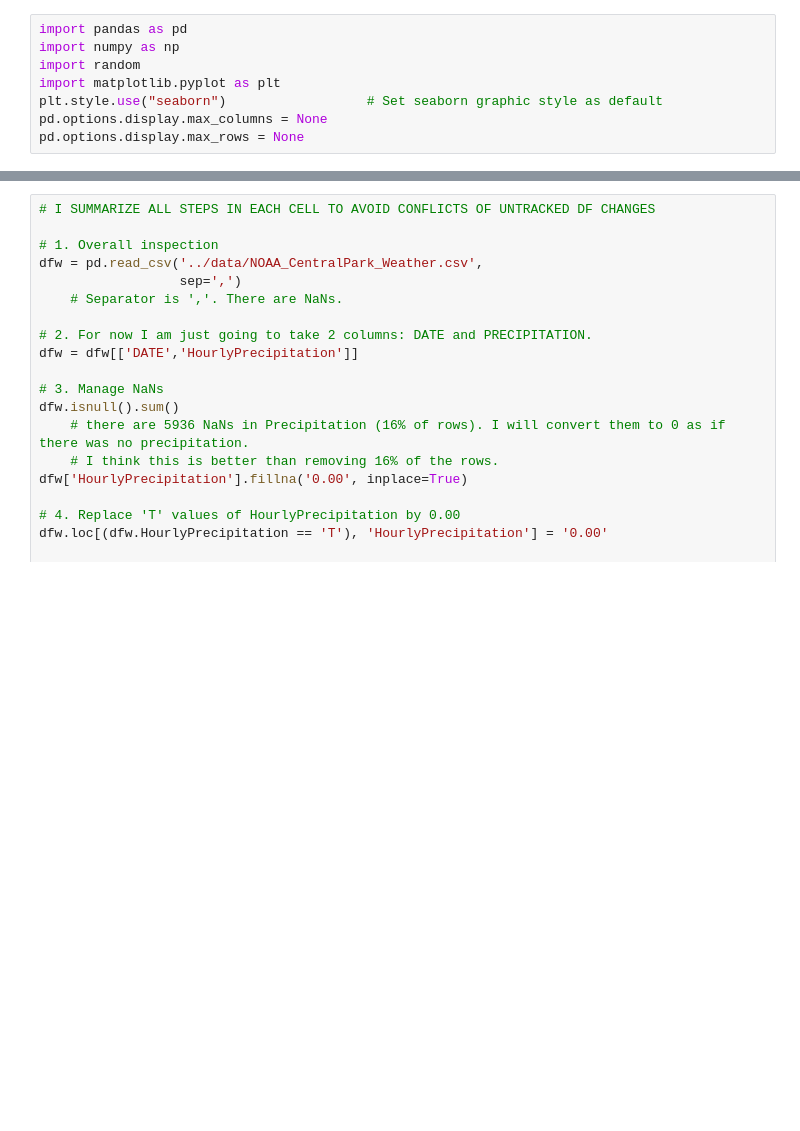
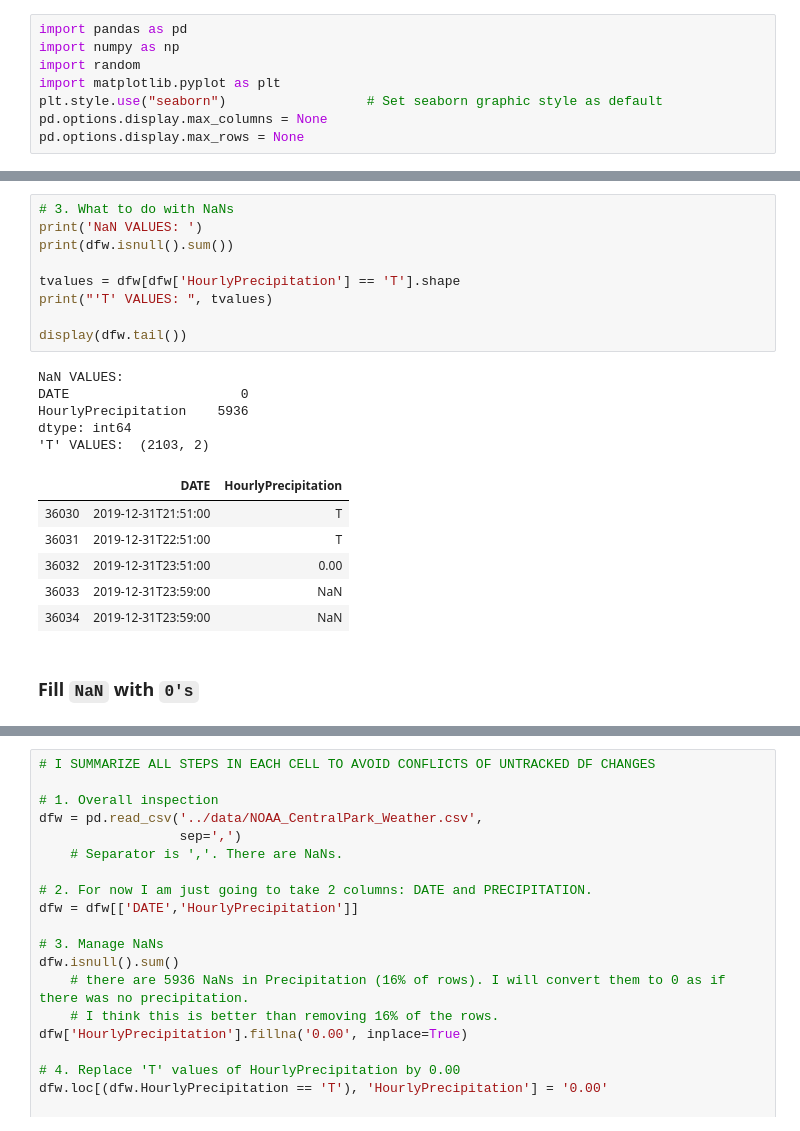
Before and after one commit to angelrps/MasterDataScience_FinalProject, a Jupyter notebook: notebooks/Data_Weather_Clean_Transform.ipynb, the cells around one changed output, grey strips where cells are left out. Cells and saved outputs as stored; diff of their text form; blank space fills up the shorter version.

```diff
--- a/notebooks/Data_Weather_Clean_Transform.ipynb
+++ b/notebooks/Data_Weather_Clean_Transform.ipynb
@@ -516,0 +188,23 @@ dfw['2019/12/31']
+# %%
+# 3. What to do with NaNs
+print('NaN VALUES: ')
+print(dfw.isnull().sum())
+
+tvalues = dfw[dfw['HourlyPrecipitation'] == 'T'].shape
+print("'T' VALUES: ", tvalues)
+
+display(dfw.tail())
+# %% [output]
+NaN VALUES:
+DATE                      0
+HourlyPrecipitation    5936
+dtype: int64
+'T' VALUES:  (2103, 2)
+|  | DATE | HourlyPrecipitation |
+| 36030 | 2019-12-31T21:51:00 | T |
+| 36031 | 2019-12-31T22:51:00 | T |
+| 36032 | 2019-12-31T23:51:00 | 0.00 |
+| 36033 | 2019-12-31T23:59:00 | NaN |
+| 36034 | 2019-12-31T23:59:00 | NaN |
+# %% [markdown]
+### Fill ``NaN`` with ``0's``
```
Also changed, not shown: parts of 68 cells of this notebook.
